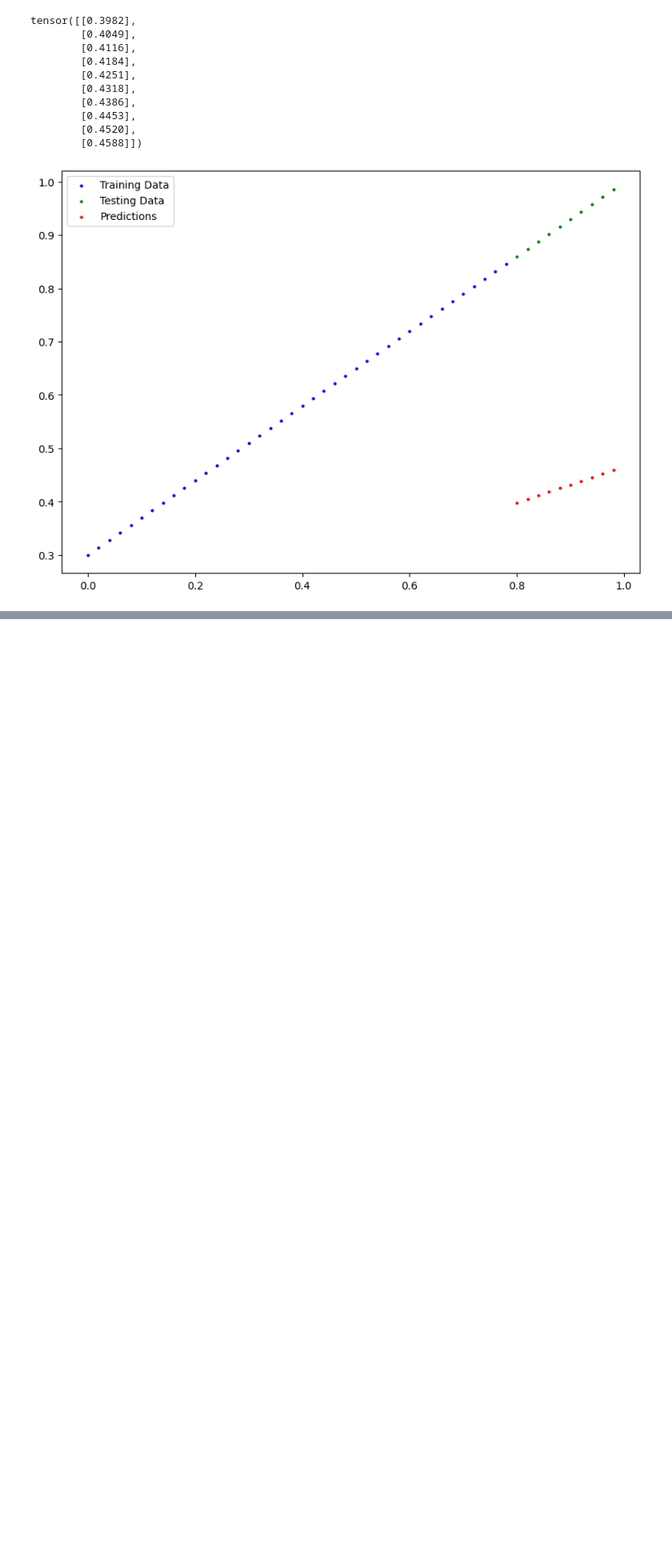
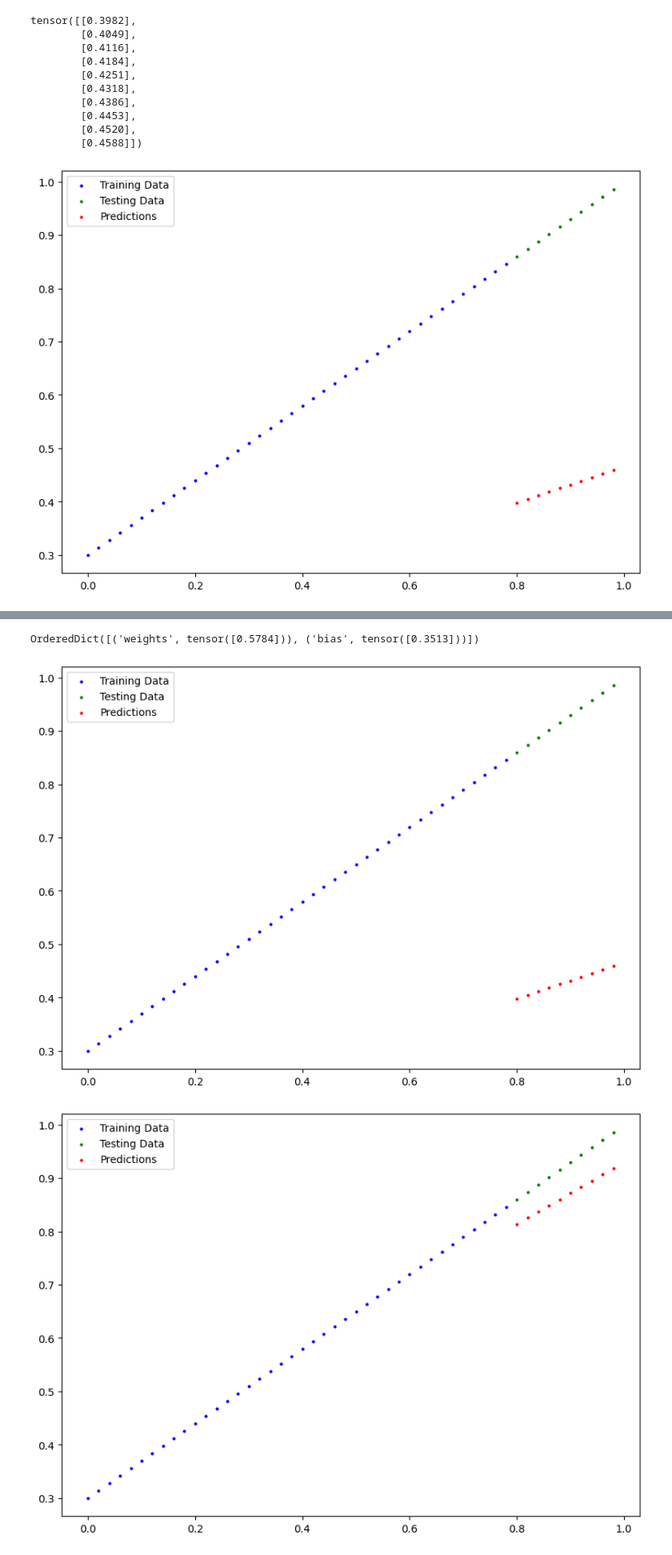
Before and after one commit to WillForshaw/JUNO-Deep-Learning-Project, a Jupyter notebook: PyTorchWorkflowTest.ipynb, the cells around one changed output, grey strips where cells are left out. Shown: that part at 80% size. Saved outputs shown, nothing was run; the diff lists cells and outputs as text; code cells hidden in the pictures; blank space fills up the shorter version.

```diff
--- a/PyTorchWorkflowTest.ipynb
+++ b/PyTorchWorkflowTest.ipynb
@@ -170,0 +178,36 @@ plot_pred(predictions=y_preds) # initially the preds are very bad, very far away
+# %%
+torch.manual_seed(42)
+# An epoch is one loop through the data...
+epochs = 100
+# track vals
+epoch_count =[]
+loss_vals = []
+test_loss_vals = []
+
+# 0. Loop through data
+for epoch in range(epochs):
+    # set the model to training mode
+    model_0.train() # train mode in PyTorch sets all params that require gradients to require gradients
+    # Forward pass
+    y_pred = model_0(X_train)
+    # Calculate the loss
+    loss = loss_fn(y_pred, y_train) # difference between predictions and actual
+     # print(loss)
+    # Optimiser 0 grad
+    optimiser.zero_grad()
+    #Perform back prop on loss wrt params
+    loss.backward()
+    #step the optimiser
+    optimiser.step()
+    # Testing
+    model_0.eval()
+    with torch.inference_mode(): # turns off gradient tracking
+        # 1. forward pass
+        test_pred = model_0(X_test)
+
+        test_loss = loss_fn(test_pred, y_test)
+    epoch_count.append(epoch)
+    loss_vals.append(loss)
+    test_loss_vals.append(test_loss)
+print(epoch_count[-1], loss_vals[-1], test_loss_vals[-1] )
+print(f"Epoch: {epoch} | Loss: {loss} | Test loss: {test_loss}")
@@ -170,0 +217,14 @@ plot_pred(predictions=y_preds) # initially the preds are very bad, very far away
+# %%
+model_0.state_dict()
+# %% [output]
+OrderedDict([('weights', tensor([0.5784])), ('bias', tensor([0.3513]))])
+# %%
+# now we can see the model get better
+with torch.inference_mode():
+    y_preds_new = model_0(X_test)
+
+plot_pred(predictions=y_preds)
+plot_pred(predictions=y_preds_new)
+# %% [output]
+[figure, added]
+[figure, added]
```
Also changed, not shown: parts of 14 cells of this notebook, 1 other file.
